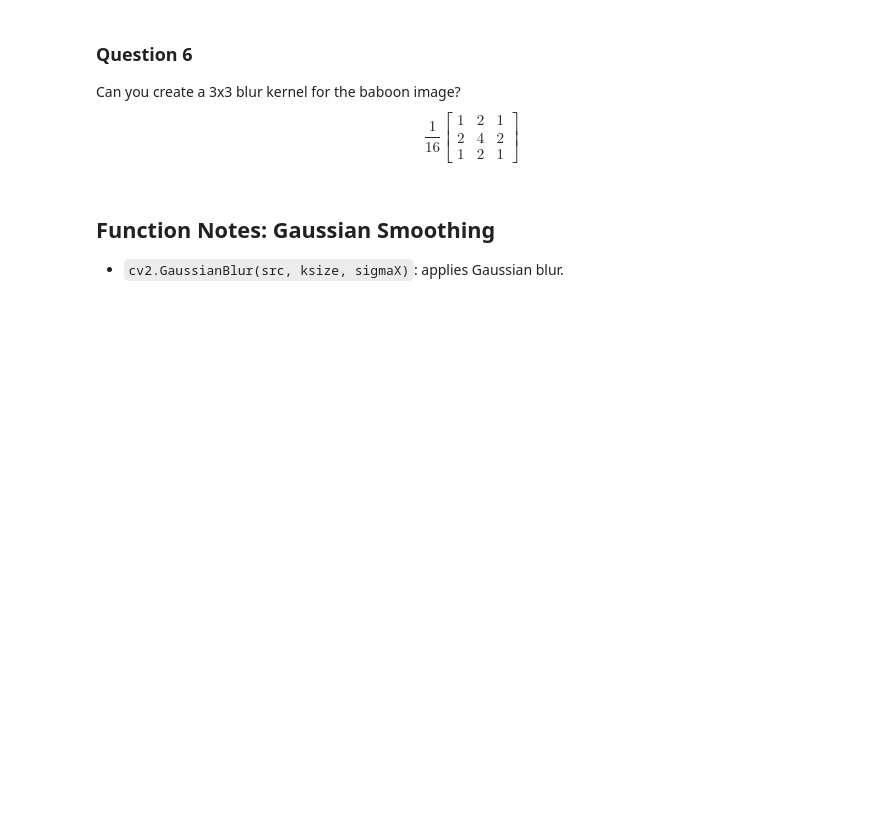
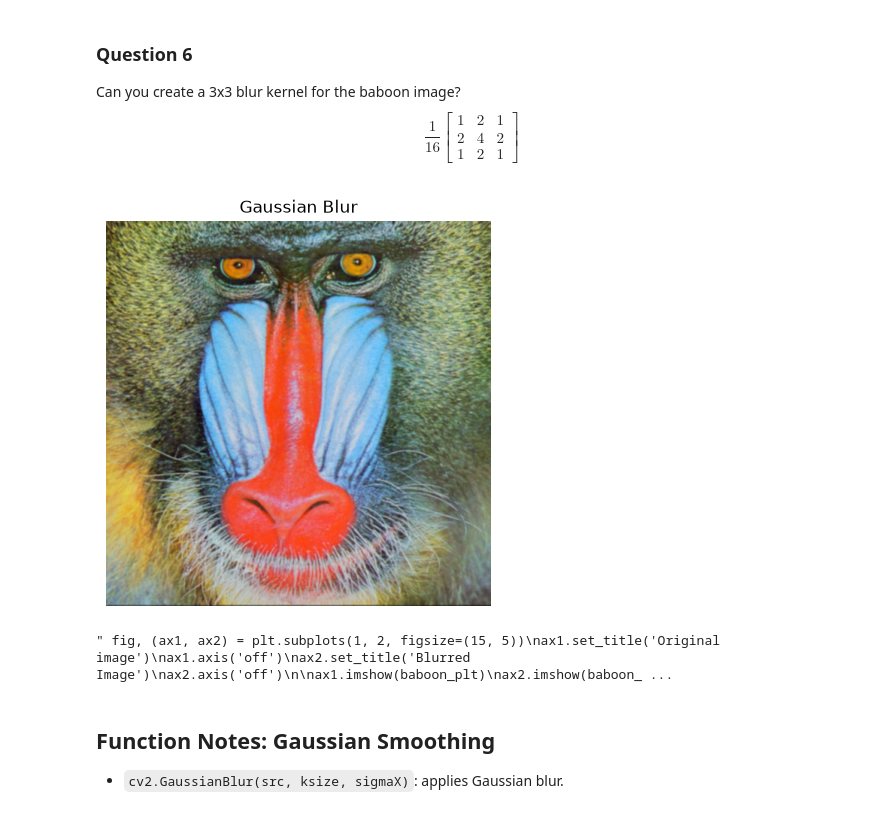
Before and after one commit to evanzkl/LENA, a Jupyter notebook: assignment/A2/image_processing_assignment_blank.ipynb, the cells around one changed output. Saved outputs shown, nothing was run; the diff lists cells and outputs as text; code cells hidden in the pictures; blank space fills up the shorter version.

```diff
--- a/assignment/A2/image_processing_assignment_blank.ipynb
+++ b/assignment/A2/image_processing_assignment_blank.ipynb
@@ -123,6 +133,31 @@ $$ \frac{1}{16}
 1 & 2 & 1
 \end{bmatrix}
 $$
+# %%
+g_blur = np.array([[1, 2, 1],
+                   [2, 4, 2],
+                   [1, 2, 1]], dtype=np.float32) / 16
+
+baboon_g_blurred = cv2.GaussianBlur(baboon_plt, (3, 3), 0)
+
+plt.figure(figsize=(10, 5))
+plt.imshow(baboon_g_blurred)
+plt.title("Gaussian Blur")
+plt.axis('off')
+plt.show()
+
+
+""" fig, (ax1, ax2) = plt.subplots(1, 2, figsize=(15, 5))
+ax1.set_title('Original image')
+ax1.axis('off')
+ax2.set_title('Blurred Image')
+ax2.axis('off')
+
+ax1.imshow(baboon_plt)
+ax2.imshow(baboon_g_blurred) """
+# %% [output]
+[figure, added]
+" fig, (ax1, ax2) = plt.subplots(1, 2, figsize=(15, 5))\nax1.set_title('Original image')\nax1.axis('off')\nax2.set_title('Blurred Image')\nax2.axis('off')\n\nax1.imshow(baboon_plt)\nax2.imshow(baboon_ ...
 # %% [markdown]
 ## Function Notes: Gaussian Smoothing
 - `cv2.GaussianBlur(src, ksize, sigmaX)`: applies Gaussian blur.
```
Also changed, not shown: parts of 1 cell of this notebook.
